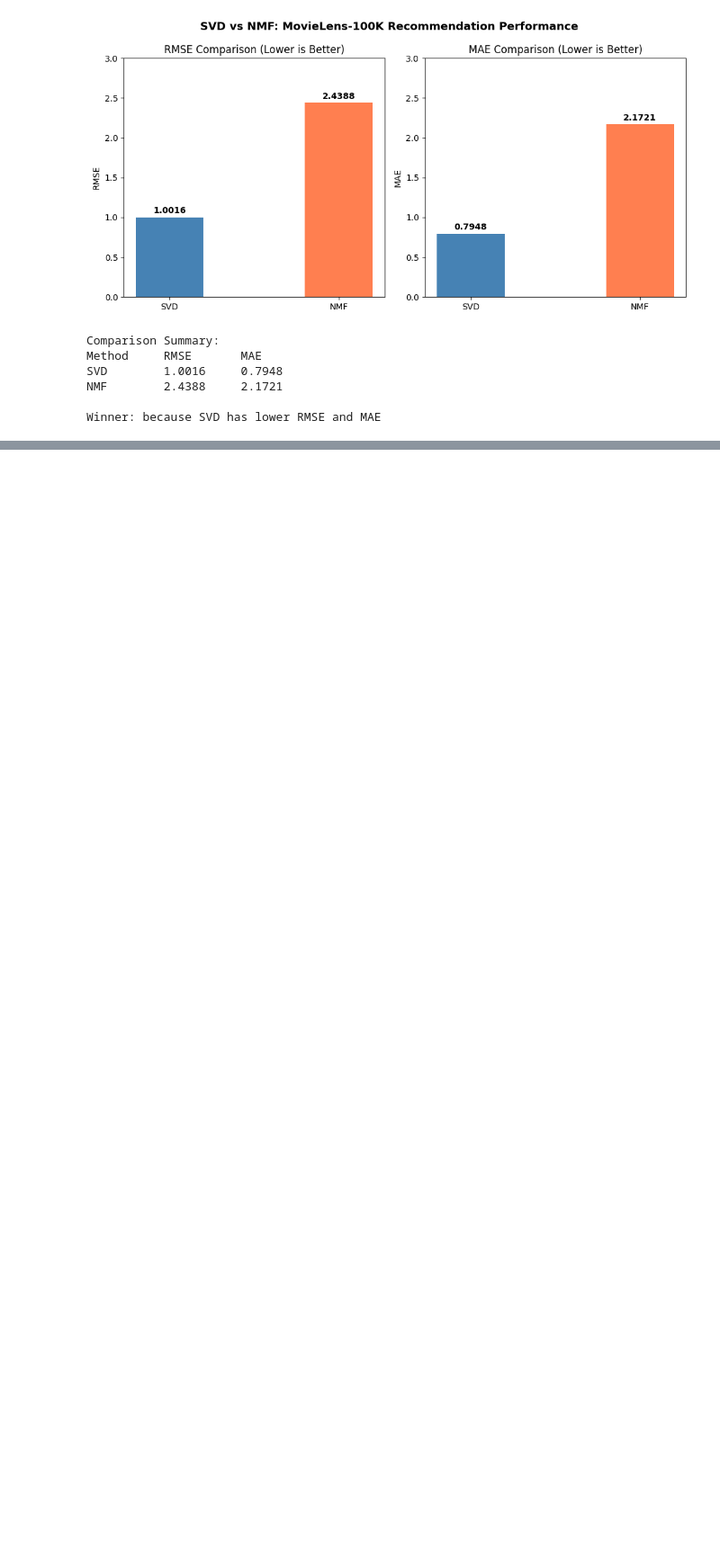
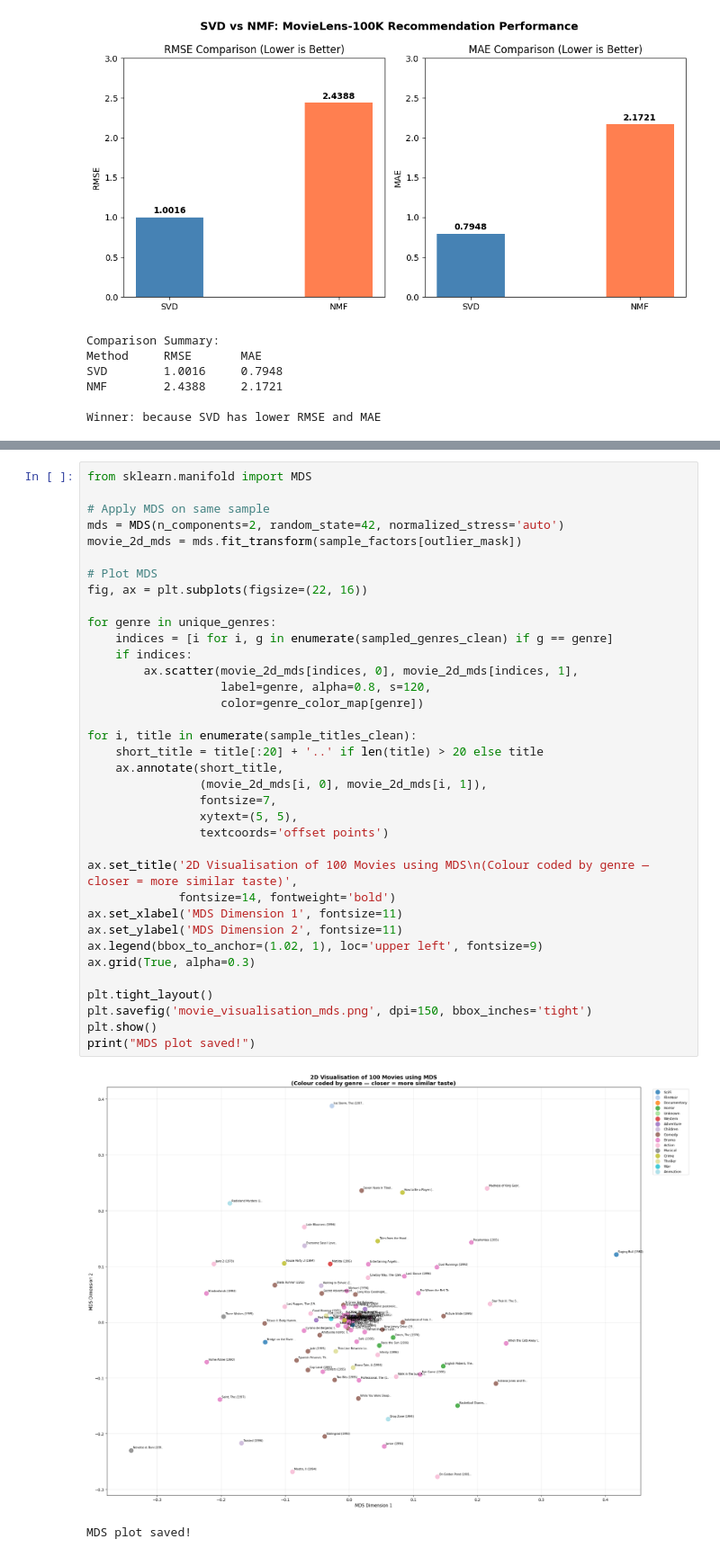
Before and after one commit to olivia-m96/comp8535-MovieRecommendation, a Jupyter notebook: comp8535.ipynb, the cells around one changed output, grey strips where cells are left out. Shown at 90% size. Saved outputs shown, nothing was run; the diff lists cells and outputs as text; blank space fills up the shorter version.

```diff
--- a/comp8535.ipynb
+++ b/comp8535.ipynb
@@ -363,0 +579,39 @@ Winner: because SVD has lower RMSE and MAE
+# %%
+from sklearn.manifold import MDS
+
+# Apply MDS on same sample
+mds = MDS(n_components=2, random_state=42, normalized_stress='auto')
+movie_2d_mds = mds.fit_transform(sample_factors[outlier_mask])
+
+# Plot MDS
+fig, ax = plt.subplots(figsize=(22, 16))
+
+for genre in unique_genres:
+    indices = [i for i, g in enumerate(sampled_genres_clean) if g == genre]
+    if indices:
+        ax.scatter(movie_2d_mds[indices, 0], movie_2d_mds[indices, 1],
+                   label=genre, alpha=0.8, s=120,
+                   color=genre_color_map[genre])
+
+for i, title in enumerate(sample_titles_clean):
+    short_title = title[:20] + '..' if len(title) > 20 else title
+    ax.annotate(short_title,
+                (movie_2d_mds[i, 0], movie_2d_mds[i, 1]),
+                fontsize=7,
+                xytext=(5, 5),
+                textcoords='offset points')
+
+ax.set_title('2D Visualisation of 100 Movies using MDS\n(Colour coded by genre — closer = more similar taste)',
+             fontsize=14, fontweight='bold')
+ax.set_xlabel('MDS Dimension 1', fontsize=11)
+ax.set_ylabel('MDS Dimension 2', fontsize=11)
+ax.legend(bbox_to_anchor=(1.02, 1), loc='upper left', fontsize=9)
+ax.grid(True, alpha=0.3)
+
+plt.tight_layout()
+plt.savefig('movie_visualisation_mds.png', dpi=150, bbox_inches='tight')
+plt.show()
+print("MDS plot saved!")
+# %% [output]
+[figure, added]
+MDS plot saved!
```
Also changed, not shown: parts of 7 cells of this notebook.
